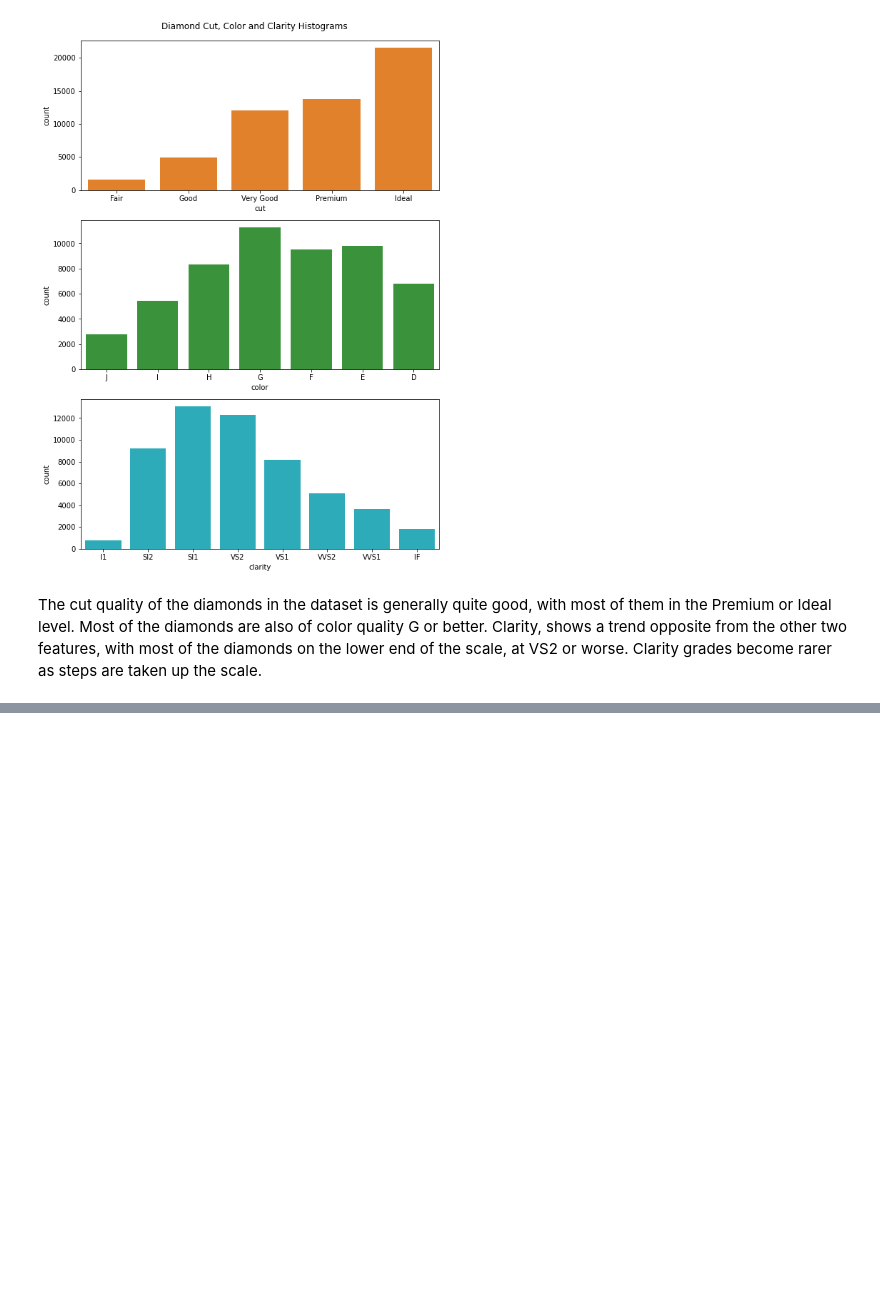
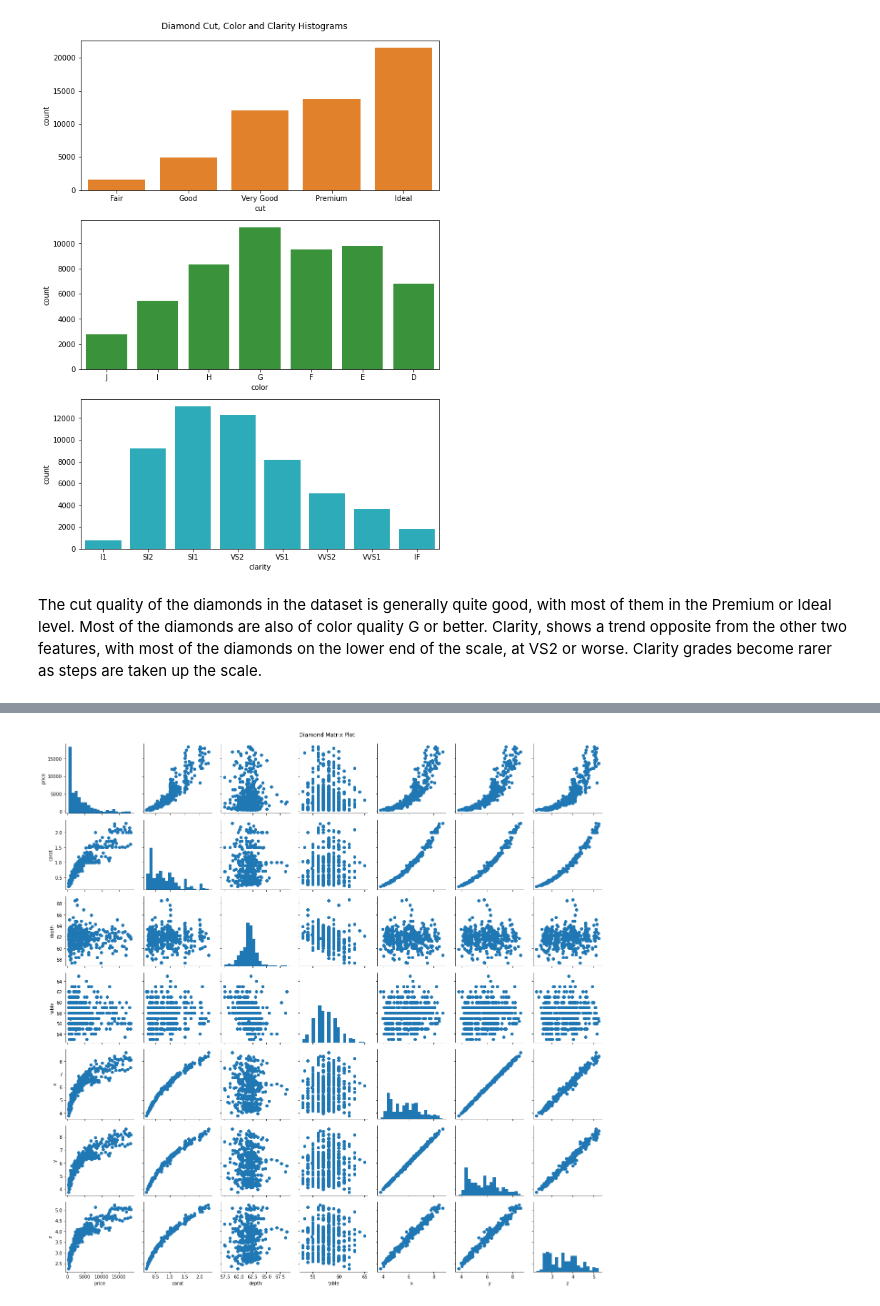
Before and after one commit to DanielPFlorian/Diamond-Data-Visualization, a Jupyter notebook: Diamond Dataset Exploration and Visualization in Python.ipynb, the cells around one changed output, grey strips where cells are left out. Saved outputs shown, nothing was run; the diff lists cells and outputs as text; code cells hidden in the pictures; blank space fills up the shorter version.

```diff
--- a/Diamond Dataset Exploration and Visualization in Python.ipynb
+++ b/Diamond Dataset Exploration and Visualization in Python.ipynb
@@ -146,0 +162,13 @@ The cut quality of the diamonds in the dataset is generally quite good, with mos
+# %%
+# plot matrix: sample 500 diamonds so that plots are clearer and
+# they render faster
+samples = np.random.choice(diamonds.shape[0], 500, replace = False)
+diamonds_samp = diamonds.loc[samples,:]
+
+g = sb.PairGrid(data = diamonds_samp, vars = numeric_vars)
+g = g.map_diag(plt.hist, bins = 20);
+g.map_offdiag(plt.scatter)
+g.fig.subplots_adjust(top=0.96)
+g.fig.suptitle('Diamond Matrix Plot');
+# %% [output]
+[figure, added]
```
Also changed, not shown: parts of 9 cells of this notebook.
